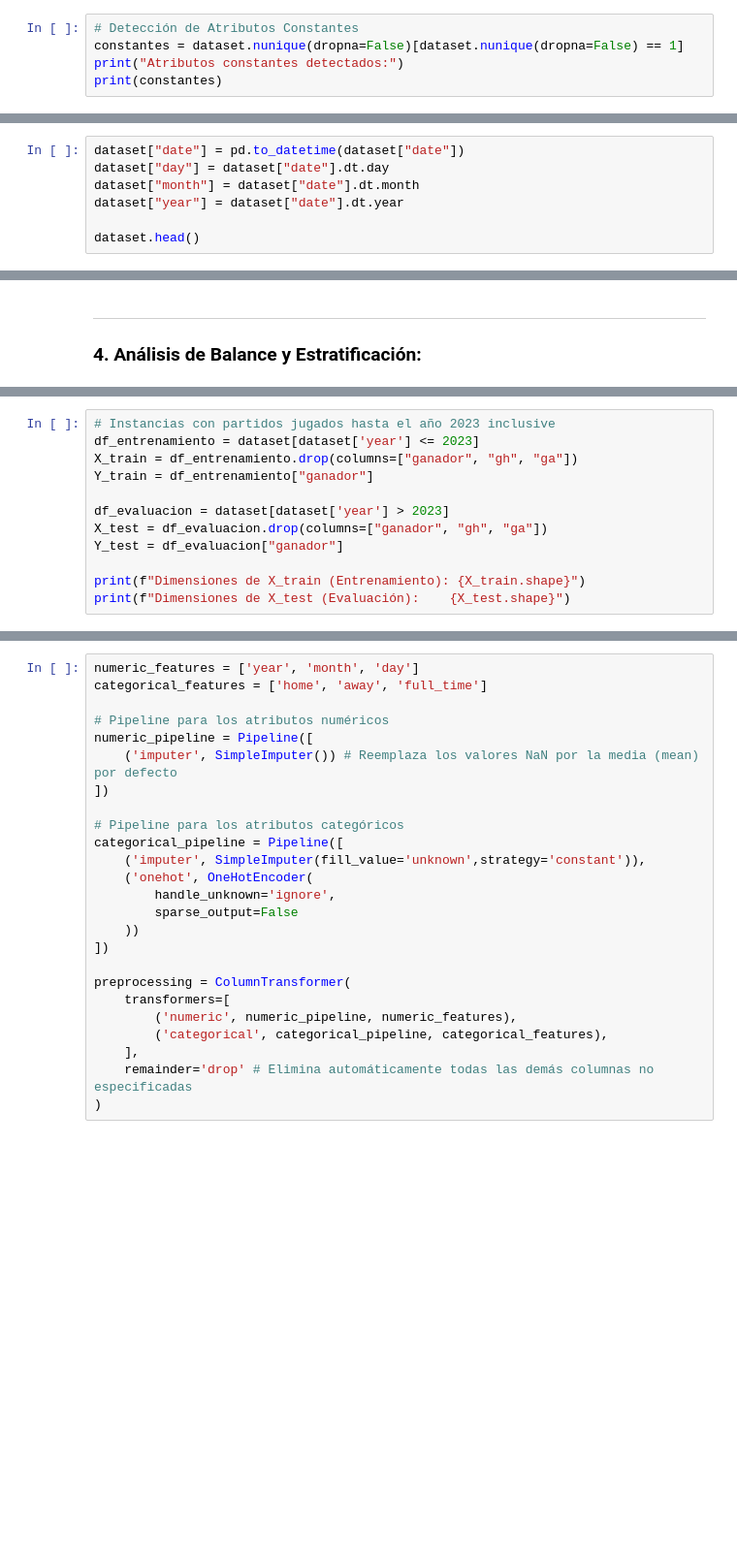
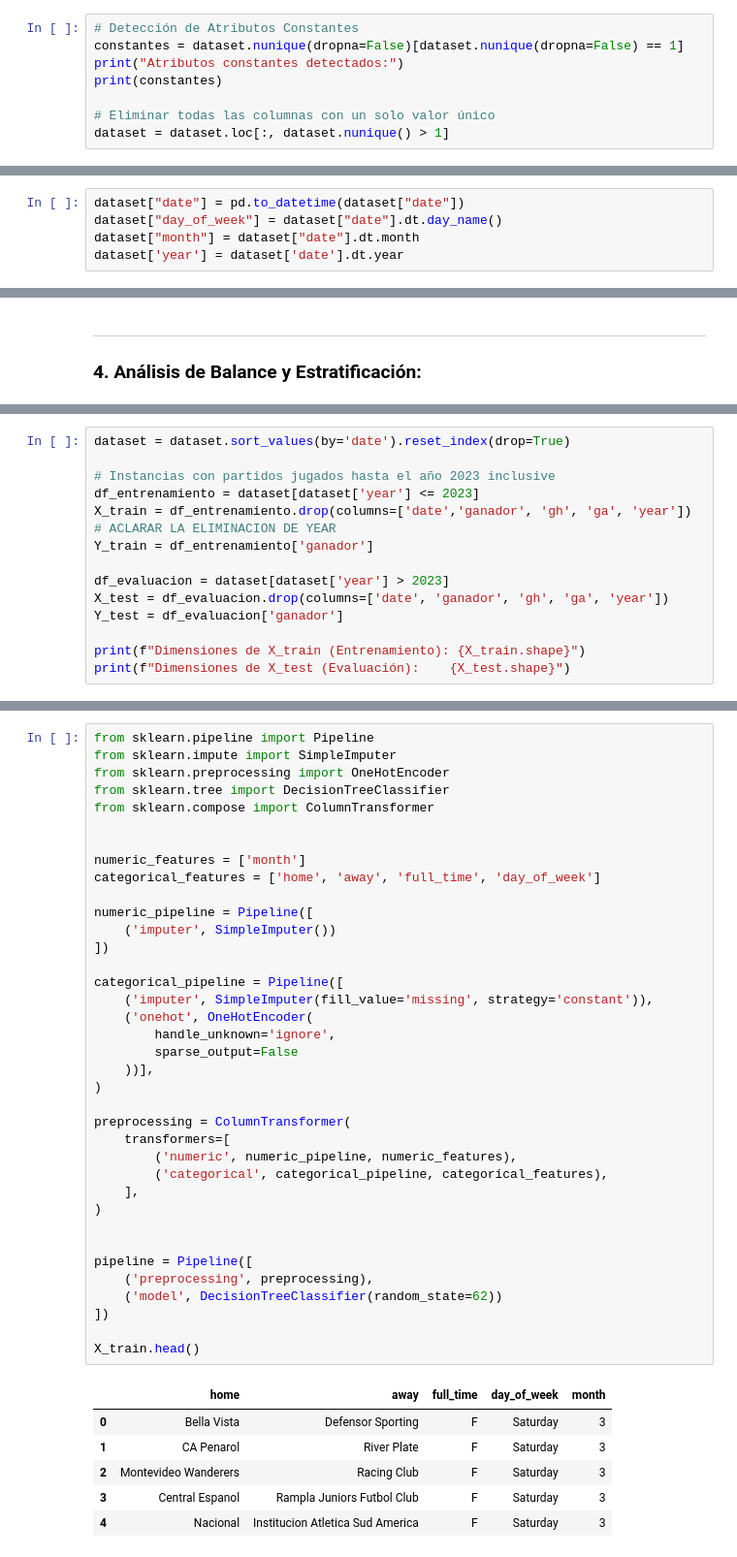
Before and after one commit to lugonca20/aprendaut_labs, a Jupyter notebook: tarea1/prueba_pipeline.ipynb, the cells around one changed output, grey strips where cells are left out. Shown at 97% size. Drawn from its saved outputs; the diff is of its cells as text; blank space fills up the shorter version.

```diff
--- a/tarea1/prueba_pipeline.ipynb
+++ b/tarea1/prueba_pipeline.ipynb
@@ -123,6 +132,9 @@ En esta etapa del preprocesamiento se realiza una selección de los atributos de
 constantes = dataset.nunique(dropna=False)[dataset.nunique(dropna=False) == 1]
 print("Atributos constantes detectados:")
 print(constantes)
+
+# Eliminar todas las columnas con un solo valor único
+dataset = dataset.loc[:, dataset.nunique() > 1]
 # %% [output]
 Atributos constantes detectados:
 competition       1
@@ -169,7 +183,5 @@ En el flujo final, este procedimiento será ejecutado dentro del `Pipeline`.
 # %%
 dataset["date"] = pd.to_datetime(dataset["date"])
-dataset["day"] = dataset["date"].dt.day
+dataset["day_of_week"] = dataset["date"].dt.day_name()
 dataset["month"] = dataset["date"].dt.month
-dataset["year"] = dataset["date"].dt.year
-
-dataset.head()
+dataset['year'] = dataset['date'].dt.year
@@ -216,14 +216,16 @@ Se debe dividir el conjunto dataset de la siguiente forma:
 
 Conjunto de entrenamiento los partidos jugados hasta el año 2023 inclusive y como conjunto de evaluación los partidos jugados en 2024 y 2025.
 # %%
+dataset = dataset.sort_values(by='date').reset_index(drop=True)
+
 # Instancias con partidos jugados hasta el año 2023 inclusive
 df_entrenamiento = dataset[dataset['year'] <= 2023]
-X_train = df_entrenamiento.drop(columns=["ganador", "gh", "ga"])
-Y_train = df_entrenamiento["ganador"]
+X_train = df_entrenamiento.drop(columns=['date','ganador', 'gh', 'ga', 'year']) # ACLARAR LA ELIMINACION DE YEAR
+Y_train = df_entrenamiento['ganador']
 
 df_evaluacion = dataset[dataset['year'] > 2023]
-X_test = df_evaluacion.drop(columns=["ganador", "gh", "ga"])
-Y_test = df_evaluacion["ganador"]
+X_test = df_evaluacion.drop(columns=['date', 'ganador', 'gh', 'ga', 'year'])
+Y_test = df_evaluacion['ganador']
 
 print(f"Dimensiones de X_train (Entrenamiento): {X_train.shape}")
 print(f"Dimensiones de X_test (Evaluación):    {X_test.shape}")
@@ -239,25 +235,44 @@ Dimensiones de X_test (Evaluación):    (473, 18)
 # %%
-numeric_features = ['year', 'month', 'day']
-categorical_features = ['home', 'away', 'full_time']
+from sklearn.pipeline import Pipeline
+from sklearn.impute import SimpleImputer
+from sklearn.preprocessing import OneHotEncoder
+from sklearn.tree import DecisionTreeClassifier
+from sklearn.compose import ColumnTransformer
 
-# Pipeline para los atributos numéricos
+
+numeric_features = ['month']
+categorical_features = ['home', 'away', 'full_time', 'day_of_week']
+
 numeric_pipeline = Pipeline([
-    ('imputer', SimpleImputer()) # Reemplaza los valores NaN por la media (mean) por defecto
+    ('imputer', SimpleImputer())
 ])
 
-# Pipeline para los atributos categóricos
 categorical_pipeline = Pipeline([
-    ('imputer', SimpleImputer(fill_value='unknown',strategy='constant')),
+    ('imputer', SimpleImputer(fill_value='missing', strategy='constant')),
     ('onehot', OneHotEncoder(
         handle_unknown='ignore',
         sparse_output=False
-    ))
-])
+    ))],
+)
 
 preprocessing = ColumnTransformer(
     transformers=[
         ('numeric', numeric_pipeline, numeric_features),
         ('categorical', categorical_pipeline, categorical_features),
     ],
-    remainder='drop' # Elimina automáticamente todas las demás columnas no especificadas
 )
+
+
+pipeline = Pipeline([
+    ('preprocessing', preprocessing),
+    ('model', DecisionTreeClassifier(random_state=62))
+])
+
+X_train.head()
+# %% [output]
+|  | home | away | full_time | day_of_week | month |
+| 0 | Bella Vista | Defensor Sporting | F | Saturday | 3 |
+| 1 | CA Penarol | River Plate | F | Saturday | 3 |
+| 2 | Montevideo Wanderers | Racing Club | F | Saturday | 3 |
+| 3 | Central Espanol | Rampla Juniors Futbol Club | F | Saturday | 3 |
+| 4 | Nacional | Institucion Atletica Sud America | F | Saturday | 3 |
```
Also changed, not shown: parts of 23 cells of this notebook.
